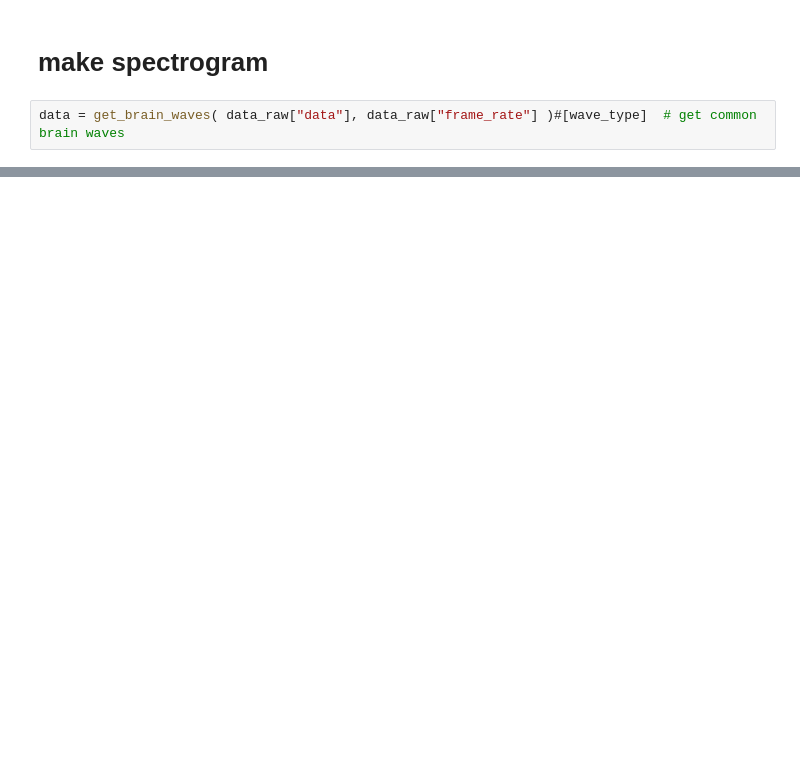
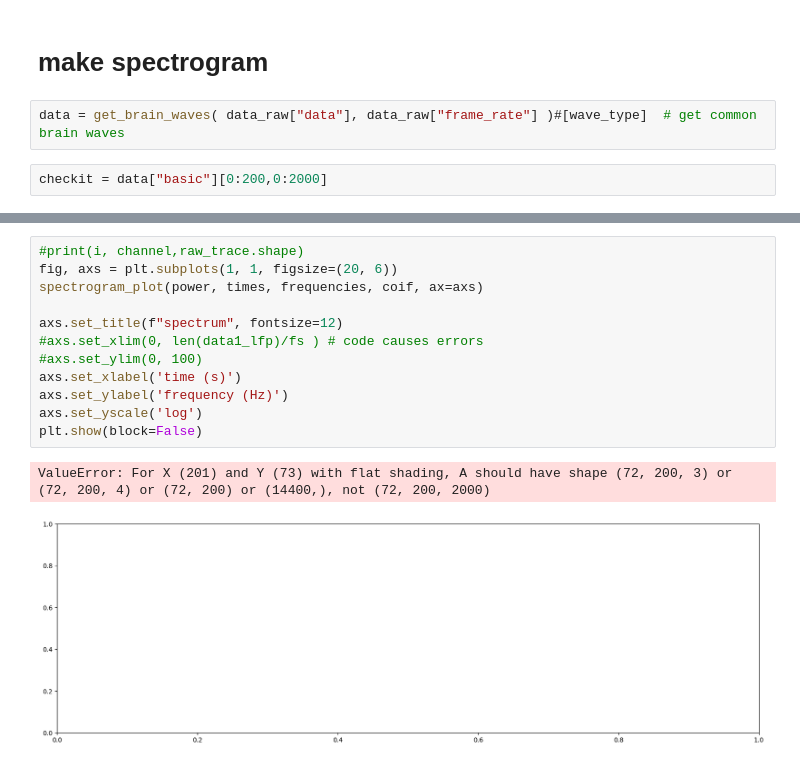
Before and after one commit to braingeneers/midbrain_parkinsons, a Jupyter notebook: tutorials/experiments/dentate_gyrus/hc112823/kanaic_acid/hc112823_acid_raw_9s_analysis.ipynb, the cells around one changed output, grey strips where cells are left out. Saved outputs shown, nothing was run; the diff lists cells and outputs as text; blank space fills up the shorter version.

```diff
--- a/tutorials/experiments/dentate_gyrus/hc112823/kanaic_acid/hc112823_acid_raw_9s_analysis.ipynb
+++ b/tutorials/experiments/dentate_gyrus/hc112823/kanaic_acid/hc112823_acid_raw_9s_analysis.ipynb
@@ -29,3 +45,5 @@ plot_raster(sd, xlim=(9,28))
 # make spectrogram
 # %%
 data = get_brain_waves( data_raw["data"], data_raw["frame_rate"] )#[wave_type]  # get common brain waves
+# %%
+checkit = data["basic"][0:200,0:2000]
@@ -38,0 +56,15 @@ MemoryError: Unable to allocate 27.4 GiB for an array with shape (96, 1009, 1900
+# %%
+#print(i, channel,raw_trace.shape)
+fig, axs = plt.subplots(1, 1, figsize=(20, 6))
+spectrogram_plot(power, times, frequencies, coif, ax=axs)
+
+axs.set_title(f"spectrum", fontsize=12)
+#axs.set_xlim(0, len(data1_lfp)/fs ) # code causes errors
+#axs.set_ylim(0, 100)
+axs.set_xlabel('time (s)')
+axs.set_ylabel('frequency (Hz)')
+axs.set_yscale('log')
+plt.show(block=False)
+# %% [output]
+ValueError: For X (201) and Y (73) with flat shading, A should have shape (72, 200, 3) or (72, 200, 4) or (72, 200) or (14400,), not (72, 200, 2000)
+[figure, added]
```
Also changed, not shown: parts of 9 cells of this notebook, 1 other file.
